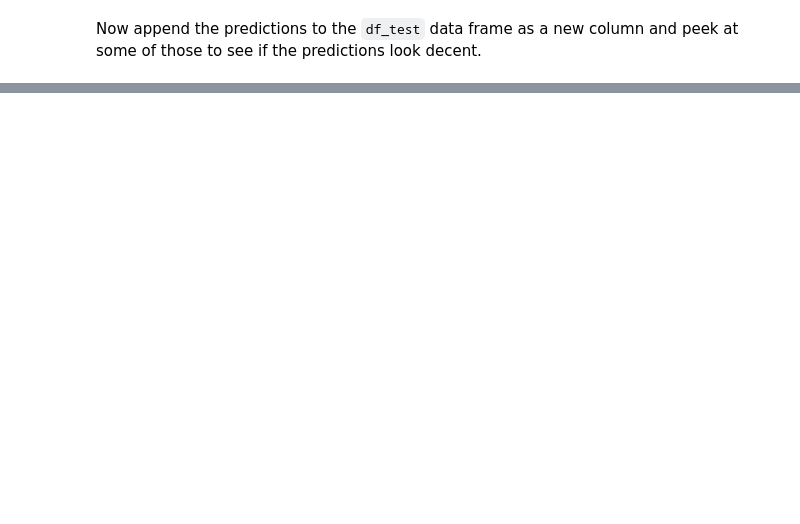
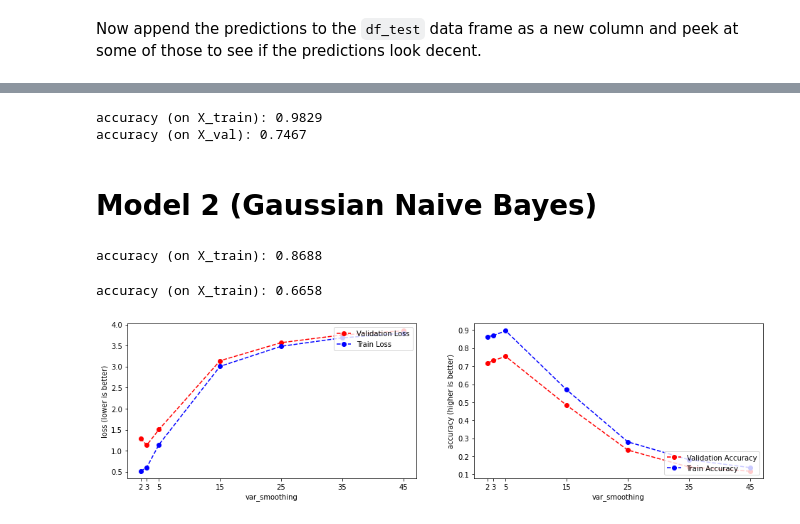
Before and after one commit to bderosie/cs39aa_project, a Jupyter notebook: project-part-2.ipynb, the cells around one changed output, grey strips where cells are left out. Drawn from its saved outputs; the diff is of its cells as text; code cells hidden in the pictures; blank space fills up the shorter version.

```diff
--- a/project-part-2.ipynb
+++ b/project-part-2.ipynb
@@ -191,0 +184,72 @@ After you're certain that this notebook runs correctly, you'll then click on the
+# %%
+print(f"accuracy (on X_train): {accuracy_score(y_train, predictions_train):.4f}")
+print(f"accuracy (on X_val): {accuracy_score(y_val, predictions_test):.4f}")
+# %% [output]
+accuracy (on X_train): 0.9829
+accuracy (on X_val): 0.7467
+# %% [markdown]
+# Model 2 (Gaussian Naive Bayes)
+# %%
+from sklearn.naive_bayes import GaussianNB
+from sklearn.tree import DecisionTreeClassifier
+from sklearn.metrics import confusion_matrix, ConfusionMatrixDisplay, accuracy_score
+
+model = GaussianNB()
+model = model.fit(X_train, y_train)
+
+predictions_train = model.predict(X_train)
+
+print(f"accuracy (on X_train): {accuracy_score(y_train, predictions_train):.4f}")
+# %% [output]
+accuracy (on X_train): 0.8688
+# %%
+predictions_val = model.predict(X_val)
+print(f"accuracy (on X_train): {accuracy_score(y_val, predictions_val):.4f}")
+# %% [output]
+accuracy (on X_train): 0.6658
+# %%
+from sklearn.metrics import log_loss
+
+tune_model = True # can change this to False once you've chosen a hyperparam value and before Saving your notebook with Kaggle
+intents = df['Intent'].unique()
+# A function to create and fit a RF with a specific number of trees
+def tuneModel(hyperparam_value):
+    rf_model = GaussianNB(var_smoothing=hyperparam_value)
+    rf_model.fit(X_train, y_train)
+    y_train_pred_prob = rf_model.predict_proba(X_train)
+    y_train_pred = rf_model.predict(X_train)
+    y_val_pred_prob = rf_model.predict_proba(X_val)
+    y_val_pred = rf_model.predict(X_val)
+    train_loss = log_loss(y_train, y_train_pred_prob, labels=intents)
+    train_acc = accuracy_score(y_train, y_train_pred)
+    val_loss = log_loss(y_val, y_val_pred_prob, labels=intents)
+    val_acc = accuracy_score(y_val, y_val_pred)
+    return (train_loss, val_loss, train_acc, val_acc)
+
+# Possible values for the hyperparameter are in the range of 5 to 150 (by 50)
+hyp_param_vals = list(range(39,43,1)) # good values for n_estimators
+hyp_param_vals = [2,3] + list(range(5, 50, 10)) # good values for min_samples_split
+metrics = []
+
+if tune_model:
+    for hp in hyp_param_vals:
+        metrics.append(tuneModel(hp))
+# %%
+import matplotlib.pyplot as plt
+
+if tune_model:
+    fig, (ax1, ax2) = plt.subplots(1, 2, figsize=(16, 4))
+
+    ax1.set_xticks(hyp_param_vals)
+    ax1.set(xlabel="var_smoothing", ylabel="loss (lower is better)")
+    ax1.plot(hyp_param_vals, [metric[1] for metric in metrics], '--ro') # validation loss
+    ax1.plot(hyp_param_vals, [metric[0] for metric in metrics], '--bo') # training loss
+    ax1.legend(["Validation Loss", "Train Loss"], loc=1)
+
+    ax2.set_xticks(hyp_param_vals)
+    ax2.set(xlabel="var_smoothing", ylabel="accuracy (higher is better)")
+    ax2.plot(hyp_param_vals, [metric[3] for metric in metrics], '--ro') # validation accuracy
+    ax2.plot(hyp_param_vals, [metric[2] for metric in metrics], '--bo') # training accuracy
+    ax2.legend(["Validation Accuracy", "Train Accuracy"], loc=4)
+# %% [output]
+[figure, added]
```
Also changed, not shown: parts of 26 cells of this notebook.
